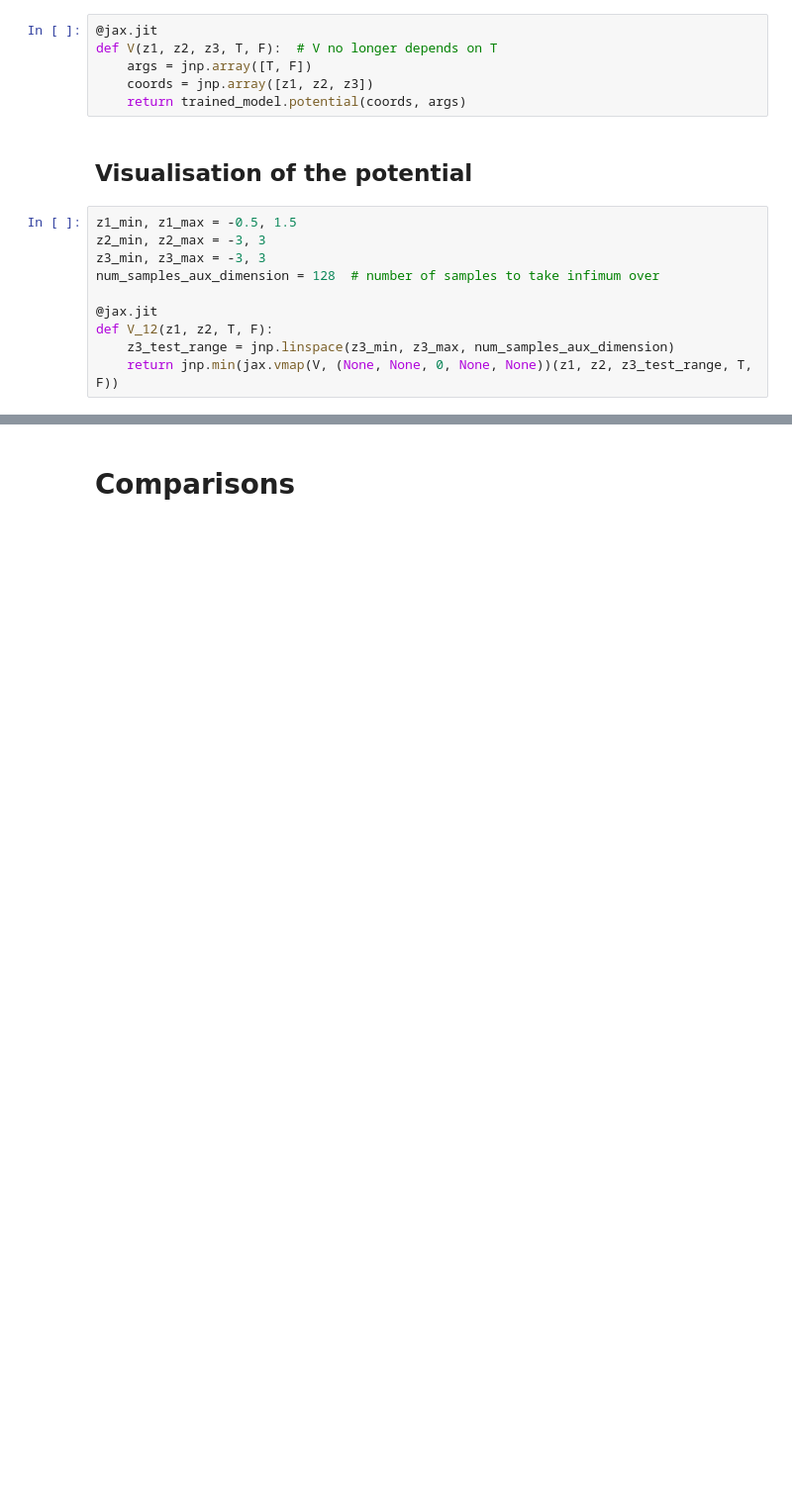
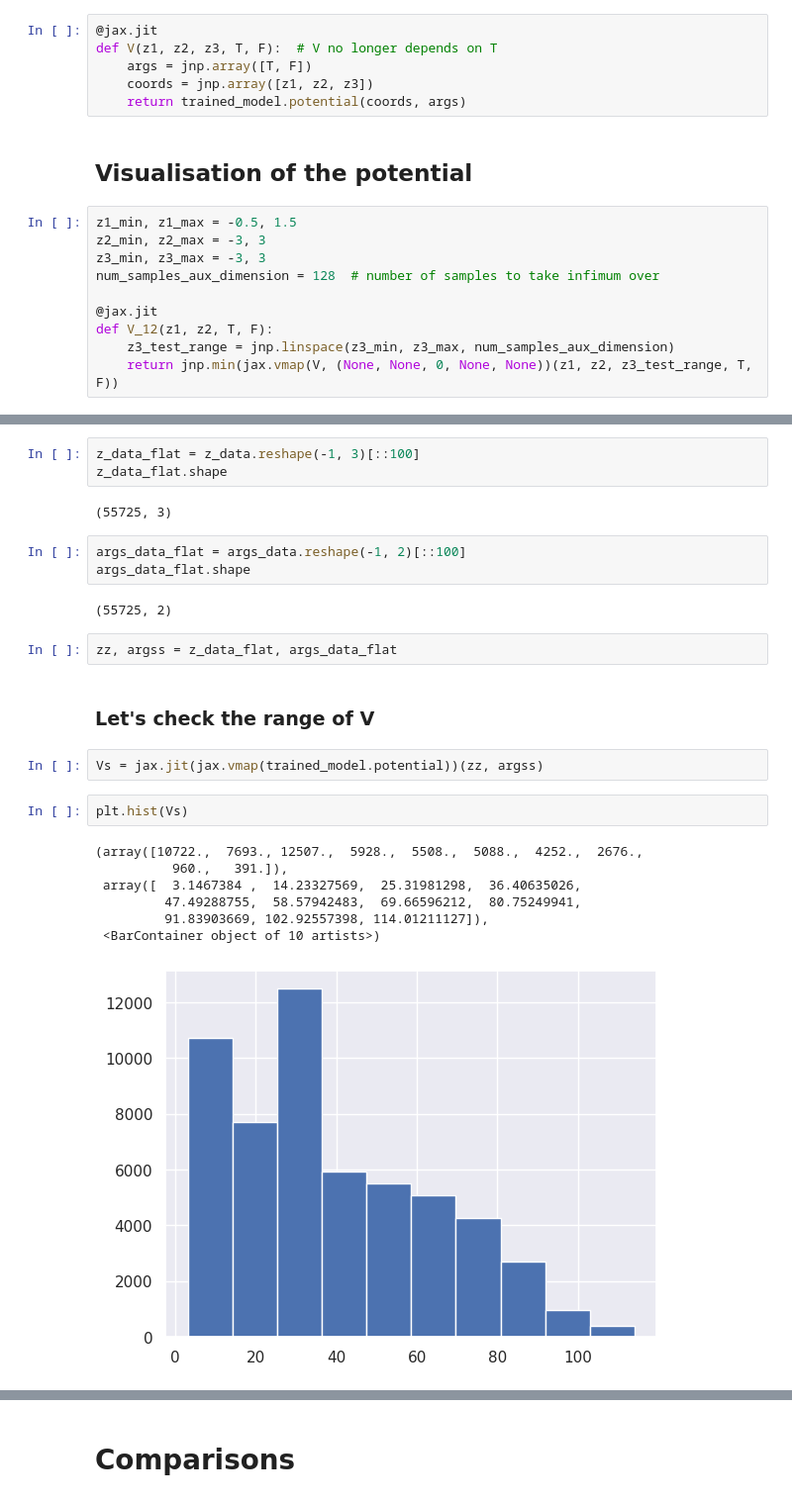
Before and after one commit to beatricesoh/onsagernet-jax, a Jupyter notebook: examples/polymer_dynamics_wi/potential_visualisation.ipynb, the cells around one changed output, grey strips where cells are left out. Shown at 99% size. Drawn from its saved outputs; the diff is of its cells as text; blank space fills up the shorter version.

```diff
--- a/examples/polymer_dynamics_wi/potential_visualisation.ipynb
+++ b/examples/polymer_dynamics_wi/potential_visualisation.ipynb
@@ -111,0 +141,26 @@ interactive(children=(FloatSlider(value=1.0, description='T', max=10.0, min=0.01
+# %%
+z_data_flat = z_data.reshape(-1, 3)[::100]
+z_data_flat.shape
+# %% [output]
+(55725, 3)
+# %%
+args_data_flat = args_data.reshape(-1, 2)[::100]
+args_data_flat.shape
+# %% [output]
+(55725, 2)
+# %%
+zz, argss = z_data_flat, args_data_flat
+# %% [markdown]
+### Let's check the range of V
+# %%
+Vs = jax.jit(jax.vmap(trained_model.potential))(zz, argss)
+# %%
+plt.hist(Vs)
+# %% [output]
+(array([10722.,  7693., 12507.,  5928.,  5508.,  5088.,  4252.,  2676.,
+          960.,   391.]),
+ array([  3.1467384 ,  14.23327569,  25.31981298,  36.40635026,
+         47.49288755,  58.57942483,  69.66596212,  80.75249941,
+         91.83903669, 102.92557398, 114.01211127]),
+ <BarContainer object of 10 artists>)
+[figure, added]
```
Also changed, not shown: parts of 27 cells of this notebook, 7 other files.
